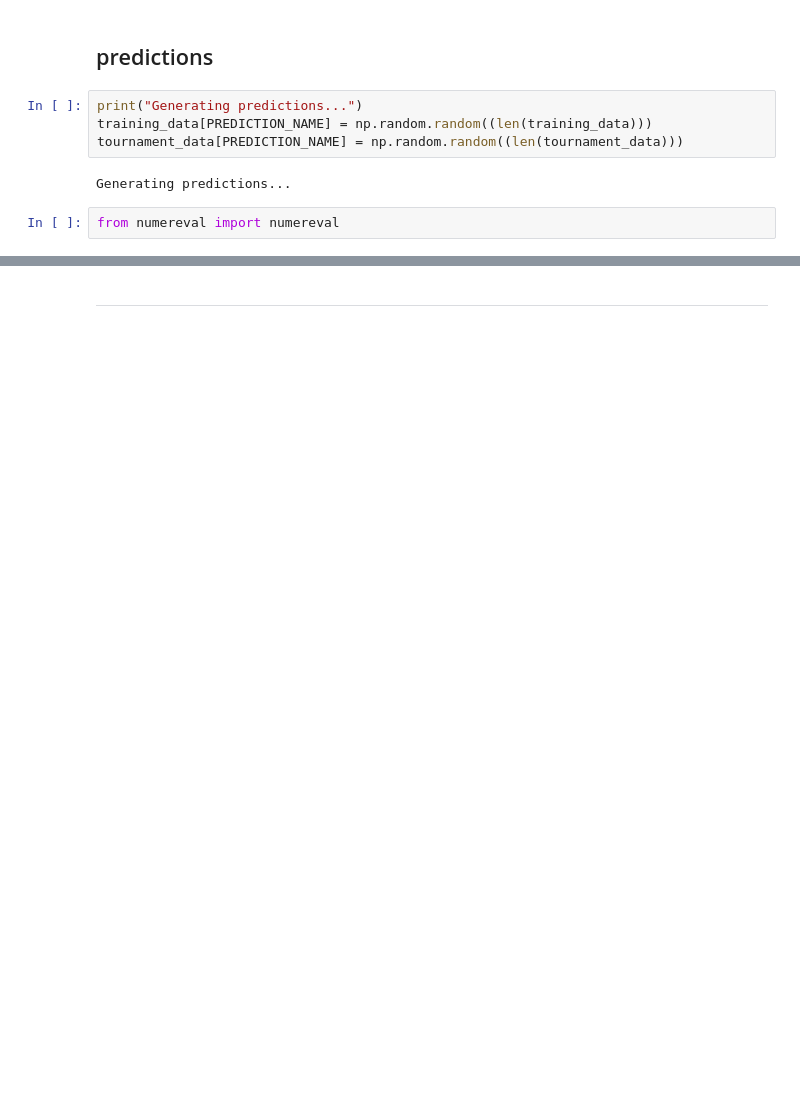
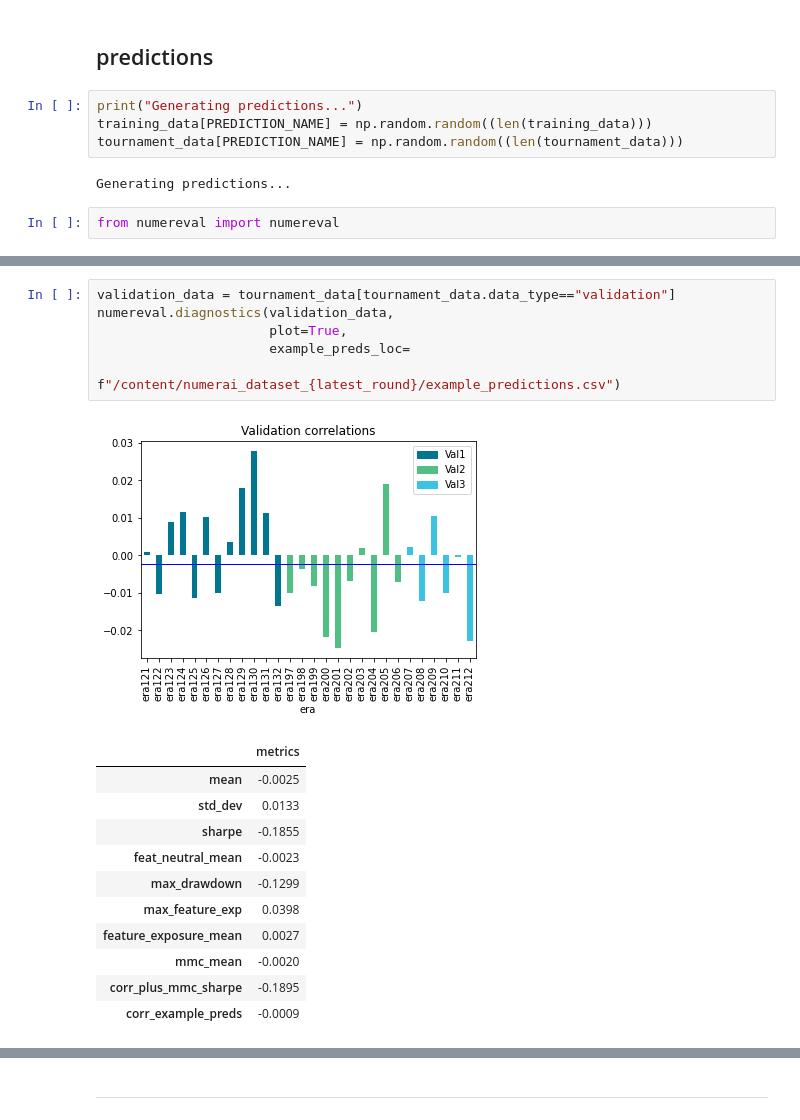
Before and after one commit to councilofelders/numereval, a Jupyter notebook: examples/evaluating_numereval.ipynb, the cells around one changed output, grey strips where cells are left out. Drawn from its saved outputs; the diff is of its cells as text; blank space fills up the shorter version.

```diff
--- a/examples/evaluating_numereval.ipynb
+++ b/examples/evaluating_numereval.ipynb
@@ -119,0 +104,19 @@ numereval.evaluate(training_data, plot=True, feature_exposure=True)
+# %%
+validation_data = tournament_data[tournament_data.data_type=="validation"]
+numereval.diagnostics(validation_data,
+                      plot=True,
+                      example_preds_loc=
+                      f"/content/numerai_dataset_{latest_round}/example_predictions.csv")
+# %% [output]
+[figure, added]
+|  | metrics |
+| mean | -0.0025 |
+| std_dev | 0.0133 |
+| sharpe | -0.1855 |
+| feat_neutral_mean | -0.0023 |
+| max_drawdown | -0.1299 |
+| max_feature_exp | 0.0398 |
+| feature_exposure_mean | 0.0027 |
+| mmc_mean | -0.0020 |
+| corr_plus_mmc_sharpe | -0.1895 |
+| corr_example_preds | -0.0009 |
```
Also changed, not shown: parts of 7 cells of this notebook.
